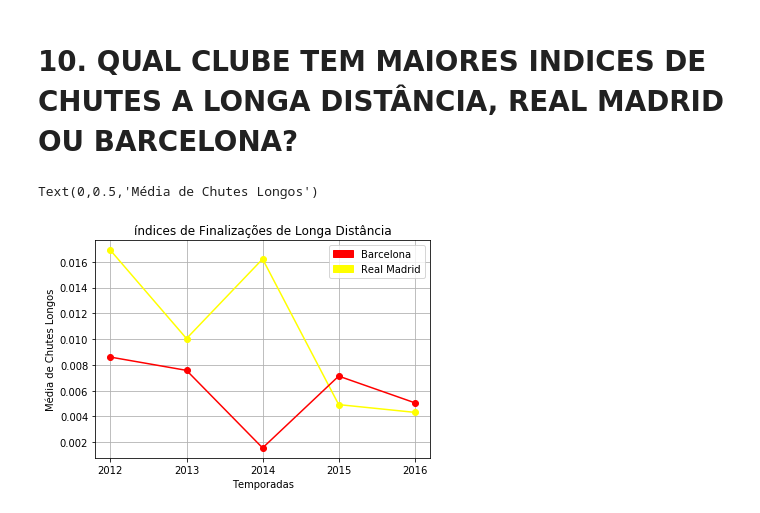
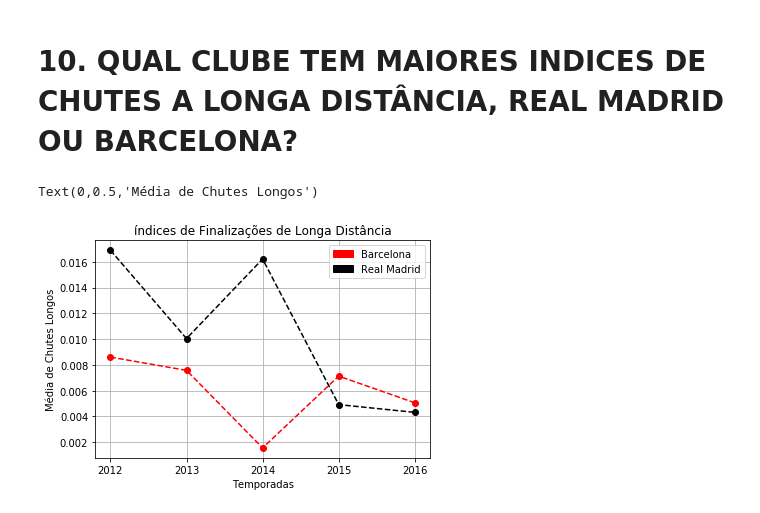
Before and after one commit to zegildo/DataMining, a Jupyter notebook: 2017.2/Elizeu/Questões.ipynb, the cells around one changed output. Drawn from its saved outputs; the diff is of its cells as text; code cells hidden in the pictures.

```diff
--- a/2017.2/Elizeu/Questões.ipynb
+++ b/2017.2/Elizeu/Questões.ipynb
@@ -640,22 +780,22 @@ Text(0,0.5,'Média de Chutes Longos')
 # 10.	QUAL CLUBE TEM MAIORES INDICES DE CHUTES A LONGA DISTÂNCIA, REAL MADRID OU BARCELONA?
 # %%
 eixo_temporadas = df_Real['ano']
-plt.plot(eixo_temporadas, df_Real['indice_chute_longo'], 'go', color='yellow')
-plt.plot(eixo_temporadas, df_Real['indice_chute_longo'], 'k-', color='yellow')
+plt.plot(eixo_temporadas, df_Real['indice_chute_longo'], 'go', color='black')
+plt.plot(eixo_temporadas, df_Real['indice_chute_longo'], '--', color='black')
 
 plt.plot(eixo_temporadas, df_Barcelona['indice_chute_longo'], 'ro')
-plt.plot(eixo_temporadas, df_Barcelona['indice_chute_longo'], 'k-', color='red')
+plt.plot(eixo_temporadas, df_Barcelona['indice_chute_longo'], '--', color='red')
 
 plt.title("índices de Finalizações de Longa Distância")
 plt.grid(True)
 
-amarelo_patch = mpatches.Patch(color='yellow', label='Real Madrid')
+preto_patch = mpatches.Patch(color='black', label='Real Madrid')
 vermelho_patch = mpatches.Patch(color='red', label='Barcelona')
 
-plt.legend(handles=[vermelho_patch, amarelo_patch])
+plt.legend(handles=[vermelho_patch, preto_patch])
 
 plt.xlabel("Temporadas")
 plt.ylabel("Média de Chutes Longos")
 # %% [output]
 Text(0,0.5,'Média de Chutes Longos')
-[figure, old version]
+[figure, new version]
```
Also changed, not shown: parts of 35 cells of this notebook.
